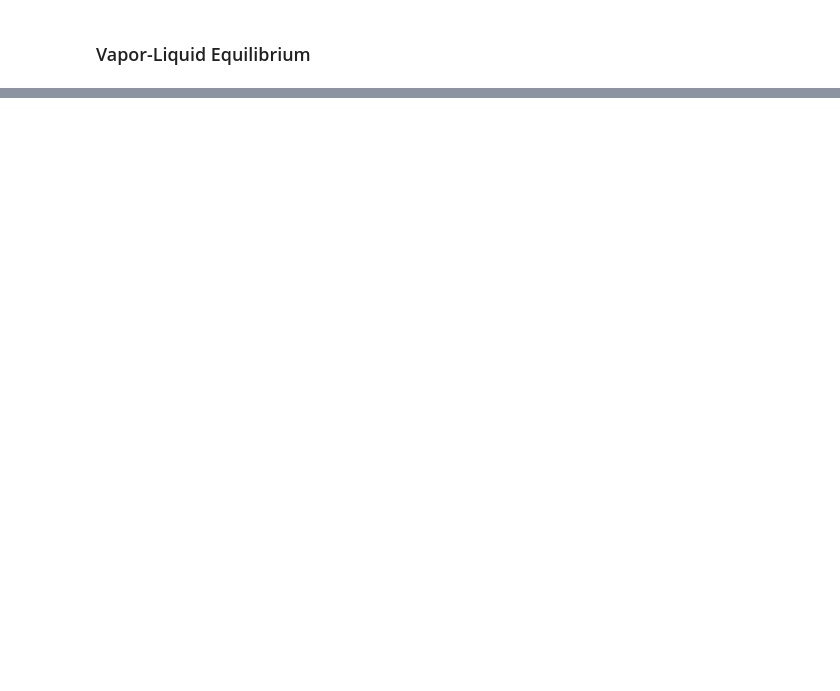
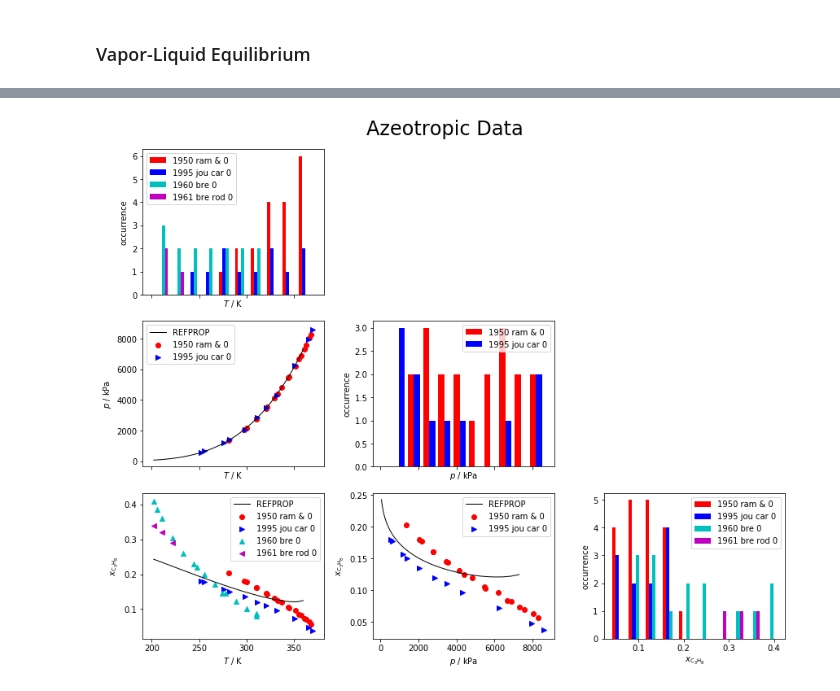
Before and after one commit to usnistgov/PPEPPD2019-data, a Jupyter notebook: EDA.ipynb, the cells around one changed output, grey strips where cells are left out. Cells and saved outputs as stored; diff of their text form; code cells hidden in the pictures; blank space fills up the shorter version.

Commit message:
Added REFPROP materials

```diff
--- a/EDA.ipynb
+++ b/EDA.ipynb
@@ -216,0 +270,33 @@ https://github.com/usnistgov/REFPROP-wrappers
+# %%
+run_refprop = True
+REFPROP_src = 'REFPROP'
+plot_kw[REFPROP_src] = {'lw': 1, 'c': 'k', 'label': REFPROP_src}
+
+if run_refprop:
+    from ctREFPROP.ctREFPROP import REFPROPFunctionLibrary
+    root = r'C:\Program Files (x86)\REFPROP' # Default install directory; customize as necessary <--------
+    RP = REFPROPFunctionLibrary(root)
+    MOLAR_BASE_SI = RP.GETENUMdll(0,'MOLAR BASE SI').iEnum
+    RP.SETPATHdll(root)
+else:
+    import pickle as pkl
+
+
+from scipy import optimize
+def azeo_dev(z0, temp):
+    return  RP.REFPROPdll('PROPANE;H2S','TQ','P',MOLAR_BASE_SI,0,0,temp,1,[z0,1-z0]+[0.0]*18).x[0] - \
+            RP.REFPROPdll('PROPANE;H2S','TQ','P',MOLAR_BASE_SI,0,0,temp,0,[z0,1-z0]+[0.0]*18).y[0]
+
+az_df = az_df[az_df.Source != REFPROP_src]
+z = optimize.brentq(azeo_dev,0.01,.99, args=(200))
+for temp in np.linspace(az_df[T].min(),az_df[T].max()):
+    z = optimize.brentq(azeo_dev,0.85*z,1.20*z, args=(temp))
+    ref = RP.REFPROPdll('PROPANE;H2S','TQ','P',MOLAR_BASE_SI,0,0,temp,1,[z,1-z]+[0.0]*18)
+    if ref.ierr != 0:
+        continue
+    press = ref.Output[0] / 1000
+    az_df.loc[len(az_df)] = {source:REFPROP_src, rejected: False, smoothed: True, T: temp, p: press, comment: np.nan, xC3:z}
+
+plot_grid(az_df, az_df.columns[[1,2,3]], title='Azeotropic Data')
+# %% [output]
+[figure, added]
```
Also changed, not shown: parts of 17 cells of this notebook.
